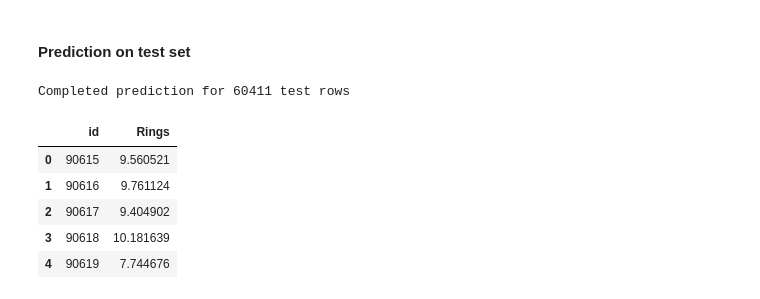
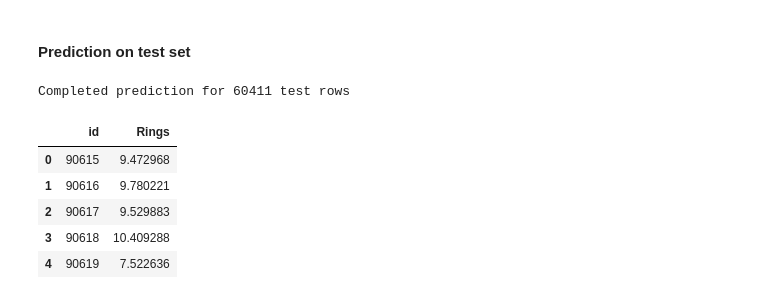
Before and after one commit to bk-anupam/KaggleChallenges, a Jupyter notebook: TABULAR/ABALONE/abalone_train_temp.ipynb, the cells around one changed output. Drawn from its saved outputs; the diff is of its cells as text; code cells hidden in the pictures.

Commit message:
Kaggle Notebook | abalone_train_openfe | XGB 10 folds transform target

```diff
--- a/TABULAR/ABALONE/abalone_train_temp.ipynb
+++ b/TABULAR/ABALONE/abalone_train_temp.ipynb
@@ -31,6 +44,6 @@ import data_utils
 # %%
 class Config:
-    RUN_MODE = "LOCAL"
+    RUN_MODE = "KAGGLE"
     RANDOM_SEED = 42
     NUM_FOLDS = 10
     TARGET_COL_NAME = "Rings"
@@ -39,15 +52,15 @@ class Config:
     SCALER = enums.Scaler.StandardScaler
     METRIC = enums.Metrics.RMSLE
     # These values are more dynamic
-    MODEL_TYPE = enums.ModelName.CatBoost
+    MODEL_TYPE = enums.ModelName.XGBoost
     REMOVE_OUTLIERS = False
     POWER_TRANSFORM = False
     NORMALIZE_DATA = True
-    NUM_TUNING_TRIALS = 2
+    NUM_TUNING_TRIALS = 50
     TUNE_ON_SINGLE_FOLD = True
-    TRAIN_SINGLE_FOLD = True
+    TRAIN_SINGLE_FOLD = False
     GENERATE_AUTO_FEATURES = False
-    PERSIST_MODEL = False
+    PERSIST_MODEL = True
     # perform log transformation on target to train on RMSLE objective
     TRANSFORM_TARGET = True
 
@@ -68,8 +81,8 @@ if Config.RUN_MODE == "KAGGLE":
     DATA_WRITEPATH = "/kaggle/working/"
 # %%
 # set the already tuned model parameters or set to None if hyperparameter tuning is required
-# tuned_model_params = {'learning_rate': 0.018786770693979188, 'n_estimators': 800, 'max_depth': 17, 'min_child_weight': 6, 'subsample': 0.8798366073391215, 'colsample_bytree': 0.9095830407561765, 'num_leaves': 108, 'reg_alpha': 0.8627821903308106, 'reg_lambda': 35.942036785421045}
-tuned_model_params = None
+tuned_model_params = {'n_estimators': 5000, 'learning_rate': 0.0029657771080908554, 'max_depth': 17, 'min_child_weight': 10, 'gamma': 0.07223187851853652, 'subsample': 0.9701767034237834, 'colsample_bytree': 0.5859757610577498, 'reg_alpha': 0.0009279388770499497, 'reg_lambda': 10.094474121897093, 'early_stopping_rounds': 140}
+# tuned_model_params = None
 # %%
 xgb_params_static = {
     "objective": "reg:squarederror",
@@ -90,7 +103,7 @@ cb_params_static = {
     "eval_metric": "RMSE",
     'grow_policy':  'Lossguide'
 }
-params_static = cb_params_static
+params_static = xgb_params_static
 # %%
 # import train dataset locally from data folder
 df_train = pd.read_csv(DATA_READPATH + "train_openfe.csv")
@@ -403,17 +425,18 @@ fold_weights = fold_weights / np.sum(fold_weights)
 # Combine fold predictions using simple averaging
 df_fold_test_preds["test_preds"] = tt.combine_fold_test_preds(df_fold_test_preds, fold_weights=None)
 print(f"Completed prediction for {len(df_test)} test rows")
+# %% [output]
+Completed prediction for 60411 test rows
 # %%
 df_submission = pd.read_csv(SUBMISSION_FILEPATH + 'sample_submission.csv')
 df_submission['Rings']= df_fold_test_preds["test_preds"]
 df_submission.to_csv(DATA_WRITEPATH + f'submission_{Config.MODEL_TYPE}.csv',index=False)
-df_fold_test_preds.to_csv(DATA_WRITEPATH + 'test_preds.csv',index=False)
+df_fold_test_preds.to_csv(DATA_WRITEPATH + f'{Config.MODEL_TYPE}_test_preds.csv',index=False)
 df_submission.head()
 # %% [output]
-Completed prediction for 60411 test rows
 |  | id | Rings |
-| 0 | 90615 | 9.560521 |
-| 1 | 90616 | 9.761124 |
-| 2 | 90617 | 9.404902 |
-| 3 | 90618 | 10.181639 |
-| 4 | 90619 | 7.744676 |
+| 0 | 90615 | 9.472968 |
+| 1 | 90616 | 9.780221 |
+| 2 | 90617 | 9.529883 |
+| 3 | 90618 | 10.409288 |
+| 4 | 90619 | 7.522636 |
```
Also changed, not shown: parts of 9 cells of this notebook.
